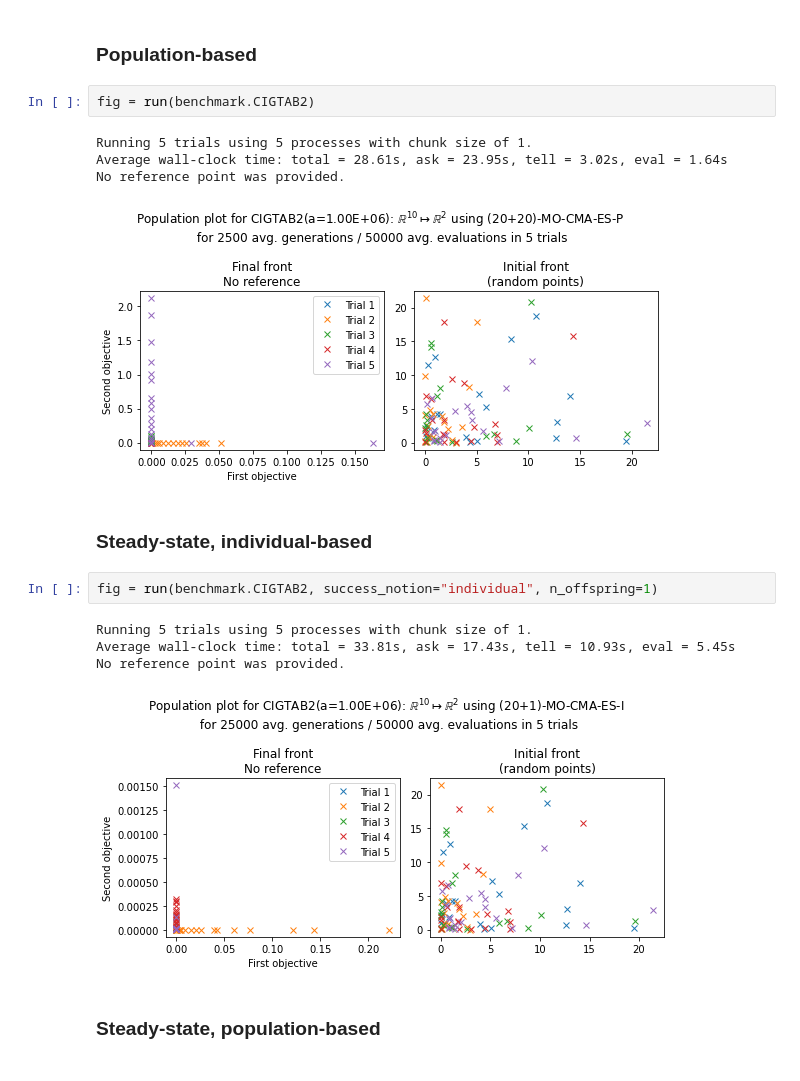
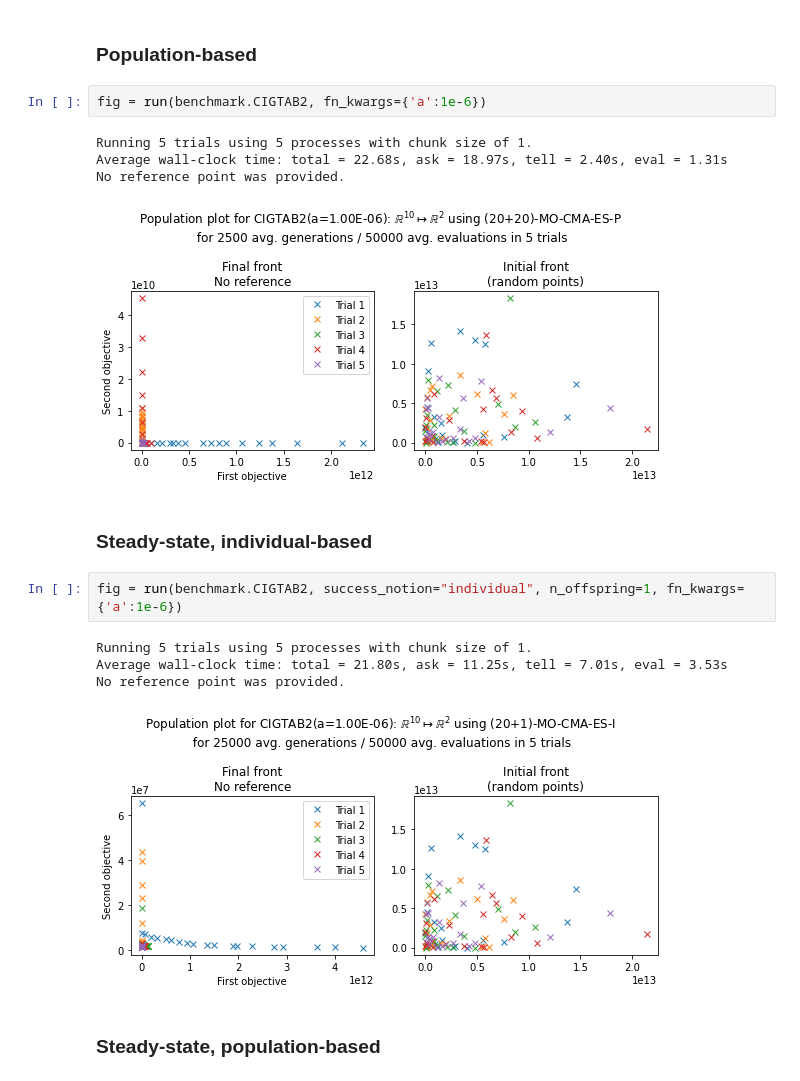
Before and after one commit to pocs-anguilla/anguilla, a Jupyter notebook: notebooks/experiments/mocma/cigtab.ipynb, the cells around one changed output. Saved outputs shown, nothing was run; the diff lists cells and outputs as text.

```diff
--- a/notebooks/experiments/mocma/cigtab.ipynb
+++ b/notebooks/experiments/mocma/cigtab.ipynb
@@ -118,21 +118,21 @@ No reference point was provided.
 # %% [markdown]
 ### Population-based
 # %%
-fig = run(benchmark.CIGTAB2)
+fig = run(benchmark.CIGTAB2, fn_kwargs={'a':1e-6})
 # %% [output]
 Running 5 trials using 5 processes with chunk size of 1.
-Average wall-clock time: total = 28.61s, ask = 23.95s, tell = 3.02s, eval = 1.64s
+Average wall-clock time: total = 22.68s, ask = 18.97s, tell = 2.40s, eval = 1.31s
 No reference point was provided.
-[figure, old version]
+[figure, new version]
 # %% [markdown]
 ### Steady-state, individual-based
 # %%
-fig = run(benchmark.CIGTAB2, success_notion="individual", n_offspring=1)
+fig = run(benchmark.CIGTAB2, success_notion="individual", n_offspring=1, fn_kwargs={'a':1e-6})
 # %% [output]
 Running 5 trials using 5 processes with chunk size of 1.
-Average wall-clock time: total = 33.81s, ask = 17.43s, tell = 10.93s, eval = 5.45s
+Average wall-clock time: total = 21.80s, ask = 11.25s, tell = 7.01s, eval = 3.53s
 No reference point was provided.
-[figure, old version]
+[figure, new version]
 # %% [markdown]
 ### Steady-state, population-based
 # %%
```
Also changed, not shown: parts of 2 cells of this notebook, 19 other files.
